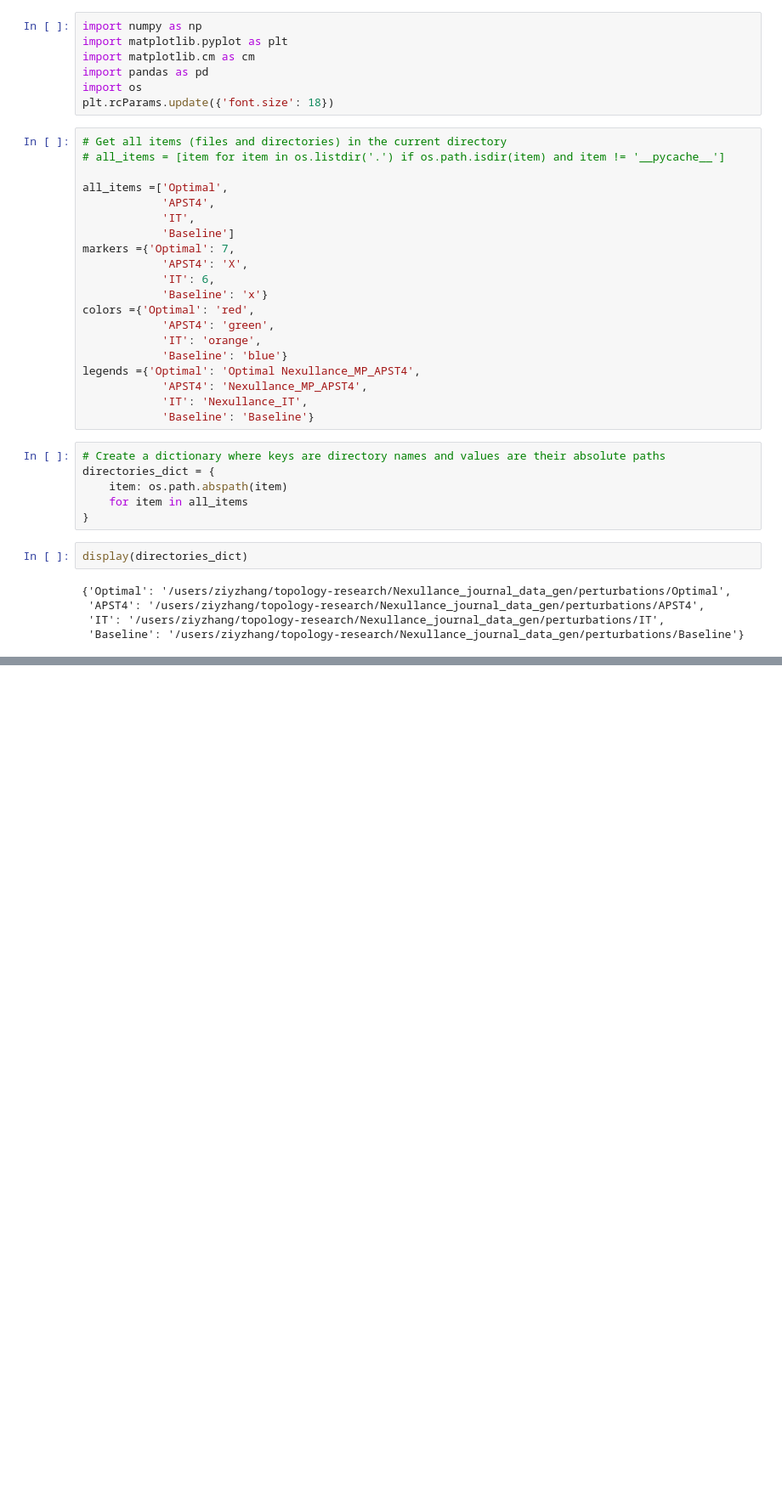
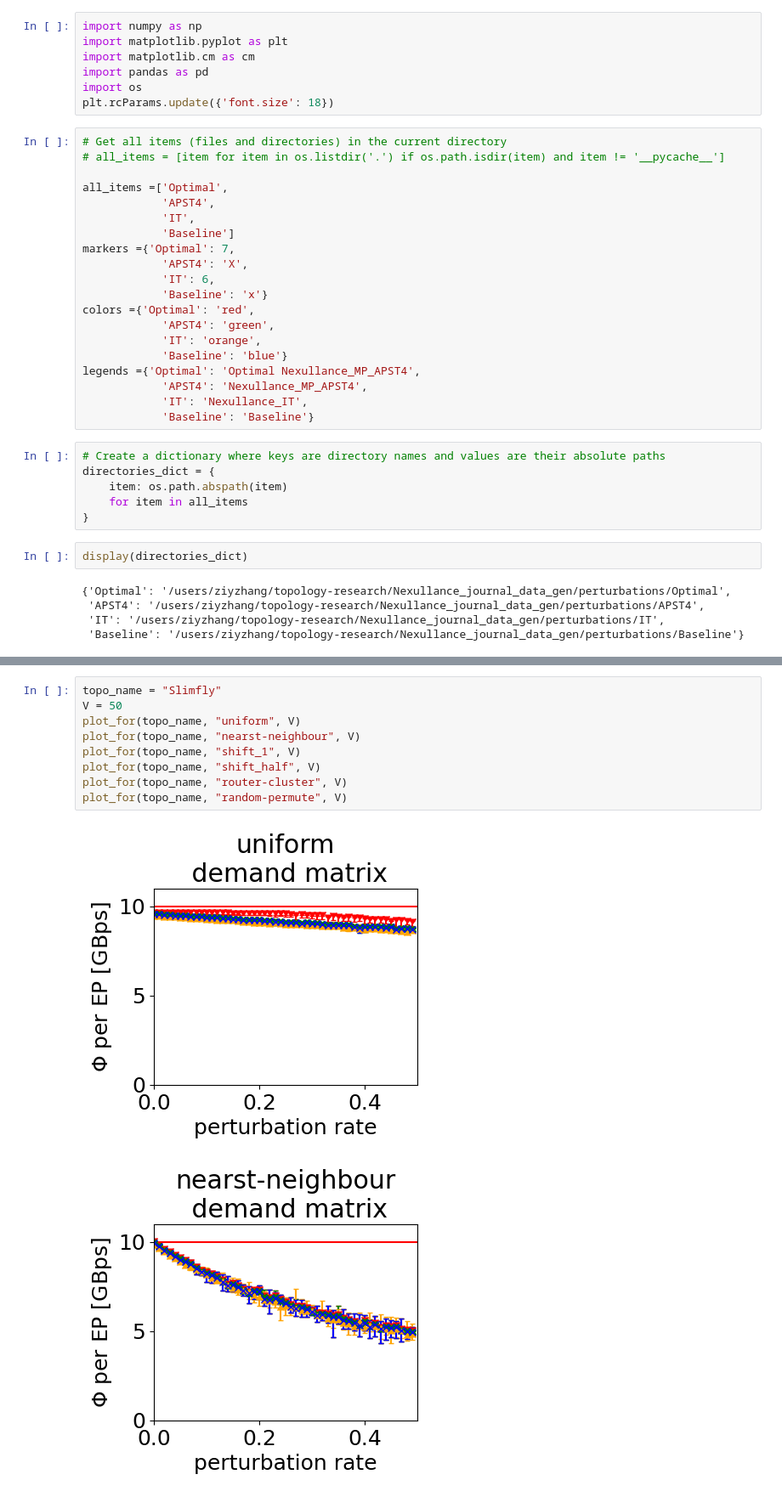
Before and after one commit to ziyuezzy/Nexullance, a Jupyter notebook: Nexullance_journal_data_gen/perturbations/Plotting.ipynb, the cells around one changed output, grey strips where cells are left out. Shown: that part at 85% size. Drawn from its saved outputs; the diff is of its cells as text; blank space fills up the shorter version.

```diff
--- a/Nexullance_journal_data_gen/perturbations/Plotting.ipynb
+++ b/Nexullance_journal_data_gen/perturbations/Plotting.ipynb
@@ -102,0 +103,12 @@ plot_for(topo_name, "random-permute", V)
+# %%
+topo_name = "Slimfly"
+V = 50
+plot_for(topo_name, "uniform", V)
+plot_for(topo_name, "nearst-neighbour", V)
+plot_for(topo_name, "shift_1", V)
+plot_for(topo_name, "shift_half", V)
+plot_for(topo_name, "router-cluster", V)
+plot_for(topo_name, "random-permute", V)
+# %% [output]
+[figure, added]
+[figure, added]
```
Also changed, not shown: parts of 4 cells of this notebook, 46 other files.
